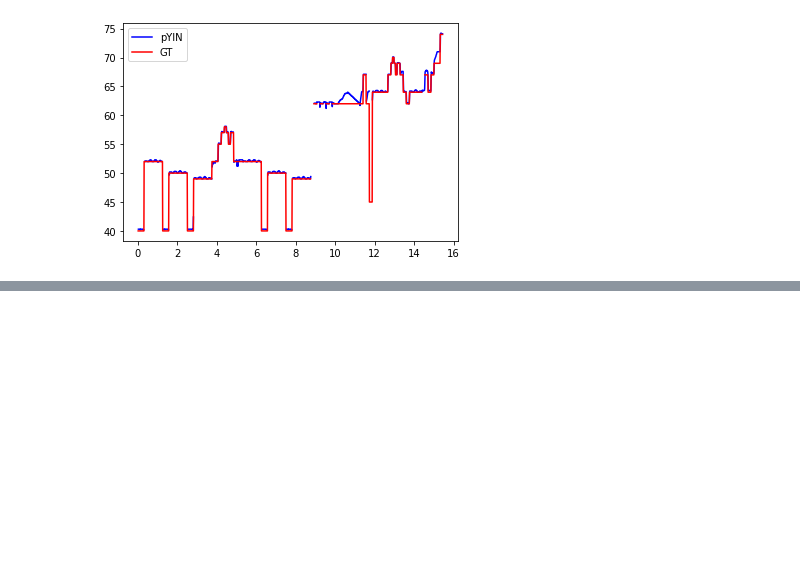
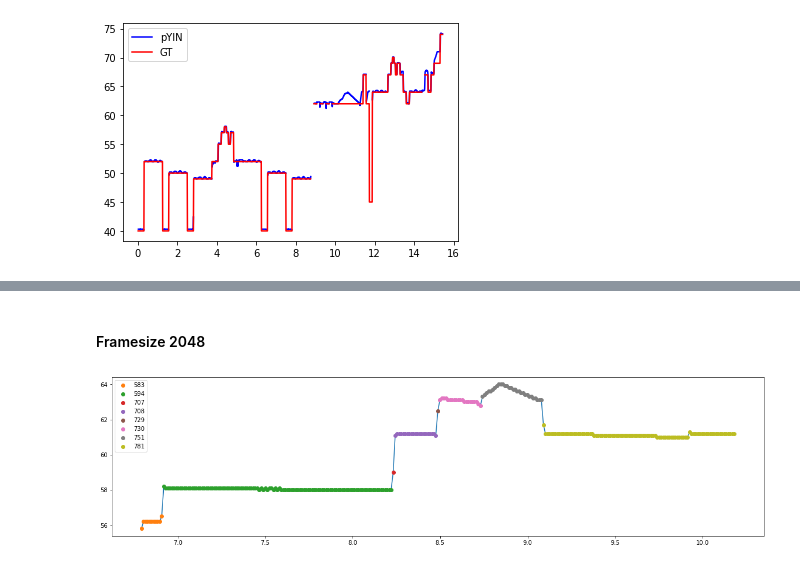
Before and after one commit to jwang44/GuitarPro-Stuff, a Jupyter notebook: analyze_f0.ipynb, the cells around one changed output, grey strips where cells are left out. Cells and saved outputs as stored; diff of their text form; code cells hidden in the pictures; blank space fills up the shorter version.

```diff
--- a/analyze_f0.ipynb
+++ b/analyze_f0.ipynb
@@ -139,0 +190,30 @@ plot_f0_vs_gt(file)
+# %% [markdown]
+#### Framesize 2048
+# %%
+# example: the first F0 segment (293 frames)
+index_segment = index_segments[0]
+# check that the indices in the segment is indeed continuous
+assert np.all(np.diff(index_segment, n=1) == 1)
+
+previous_note = notes[index_segment[0]]
+segment = [index_segment[0]]
+segments = []
+
+for i in index_segment[1:]:
+    if abs(notes[i] - previous_note) <= 0.5:
+        segment.append(i)
+        if i == index_segment[-1]:
+            segments.append(segment)
+    else:
+        segments.append(segment)
+        segment = [i]
+    previous_note = notes[i]
+
+plt.figure(figsize=(20,5))
+plt.plot(times[index_segment], notes[index_segment])
+for segment in segments:
+    plt.plot(times[segment], notes[segment], 'o', label=segment[0])
+plt.legend()
+plt.show()
+# %% [output]
+[figure, added]
```
Also changed, not shown: parts of 11 cells of this notebook.
